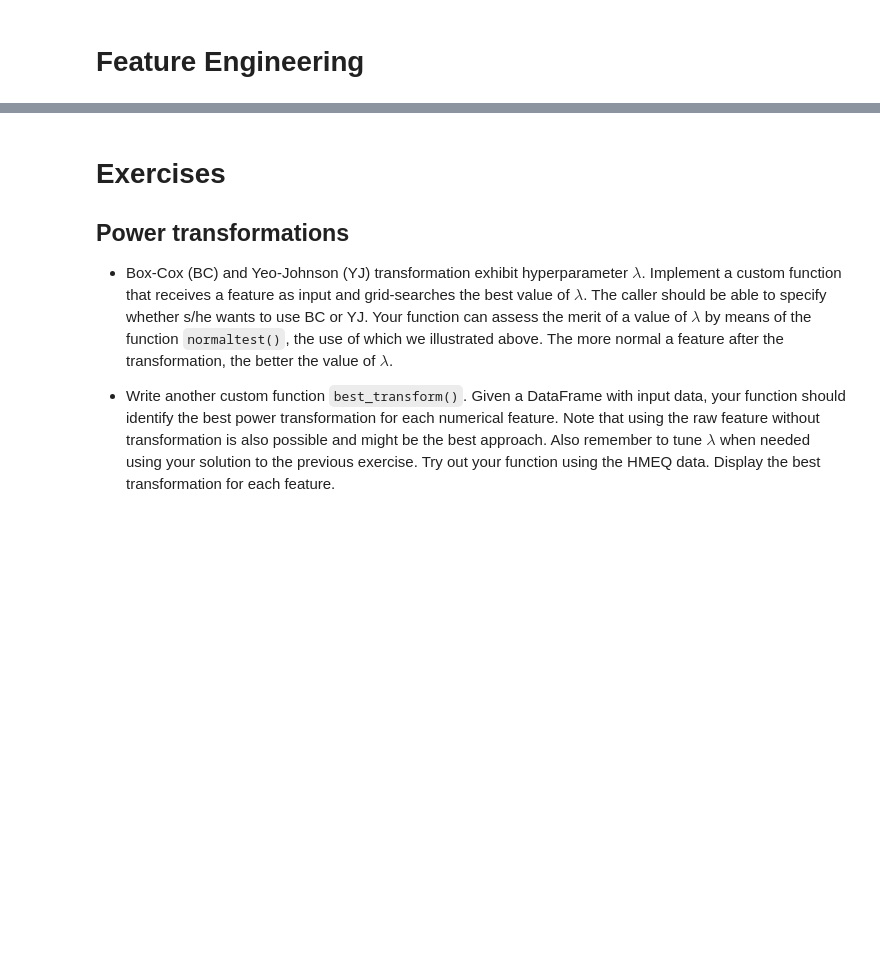
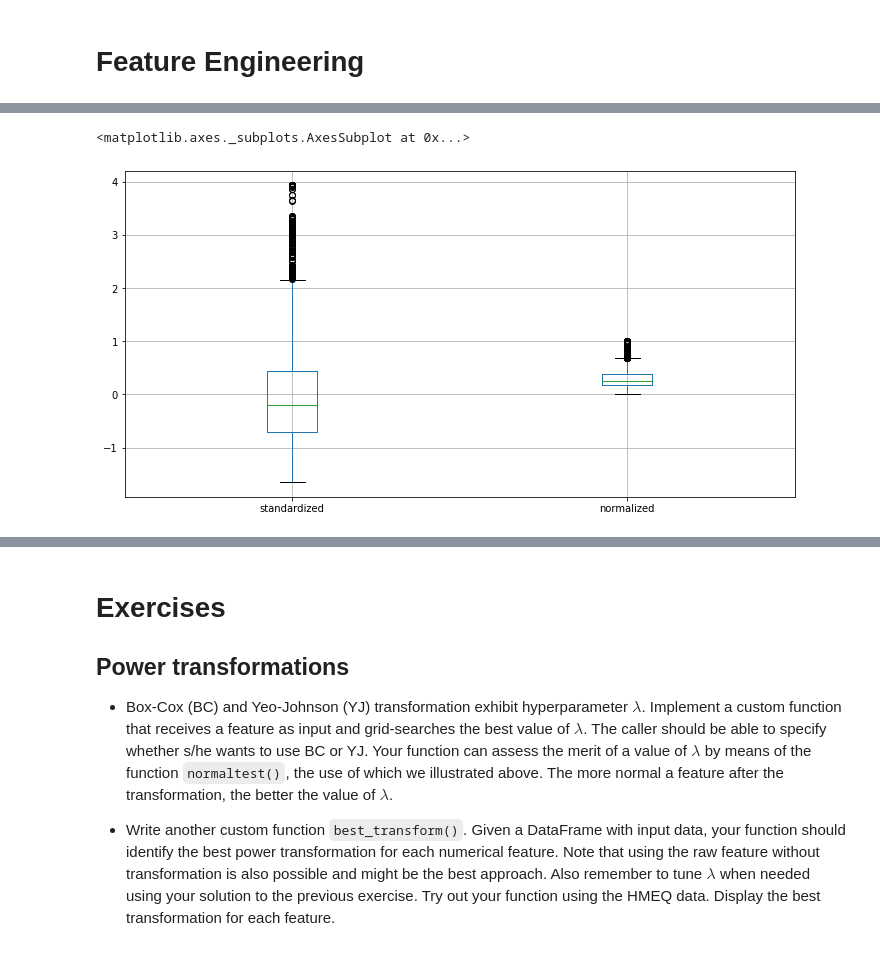
Before and after one commit to Humboldt-WI/bads, a Jupyter notebook: tutorials/9_nb_feature_engineering.ipynb, the cells around one changed output, grey strips where cells are left out. Drawn from its saved outputs; the diff is of its cells as text; code cells hidden in the pictures; blank space fills up the shorter version.

```diff
--- a/tutorials/9_nb_feature_engineering.ipynb
+++ b/tutorials/9_nb_feature_engineering.ipynb
@@ -219,0 +190,8 @@ The above demos should have provided some ideas, what transformation and selecti
+# %%
+#standardization
+def standardize(var):
+  return (var - np.mean(var)) / np.std(var)
+
+#min-max scaling
+def min_max_scale(var):
+  return (var - min(var)) / (max(var) - min(var))
@@ -219,0 +207,13 @@ The above demos should have provided some ideas, what transformation and selecti
+# %%
+# comparison of the normalized vs. standardized variable (check axes for size)
+
+loan_standardized = standardize(X_train['LOAN'])
+
+loan_normalized = min_max_scale(X_train['LOAN'])
+
+loans_scaled = pd.DataFrame({"standardized": loan_standardized, "normalized": loan_normalized,})
+
+loans_scaled.boxplot()
+# %% [output]
+<matplotlib.axes._subplots.AxesSubplot at 0x...>
+[figure, added]
```
Also changed, not shown: parts of 122 cells of this notebook, 1 other file.
